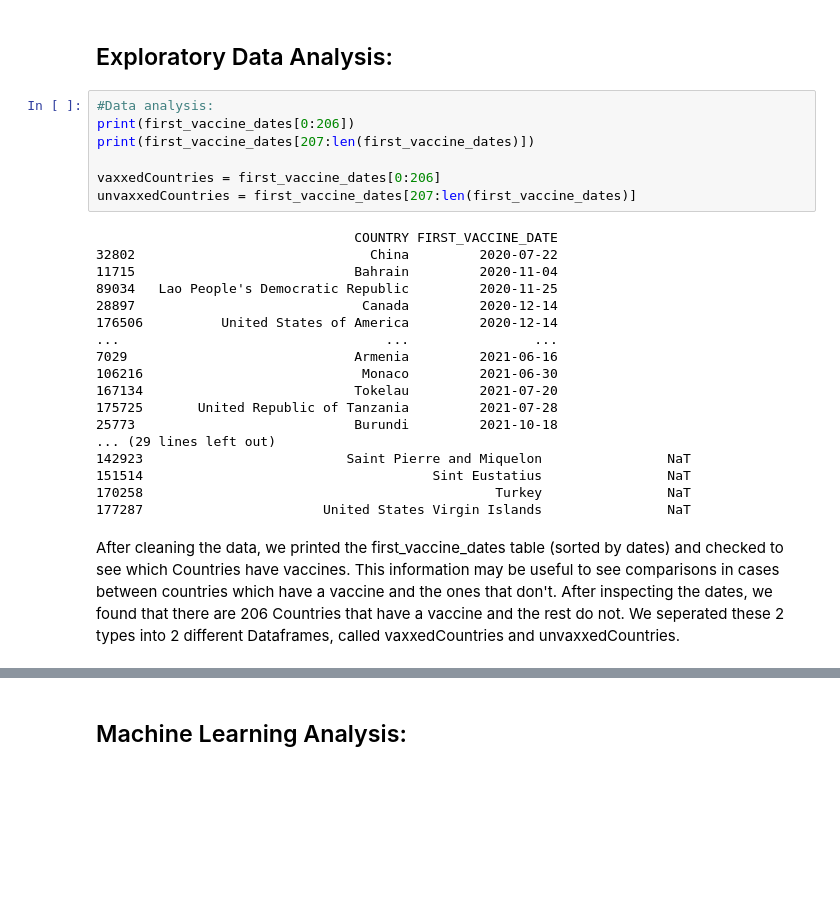
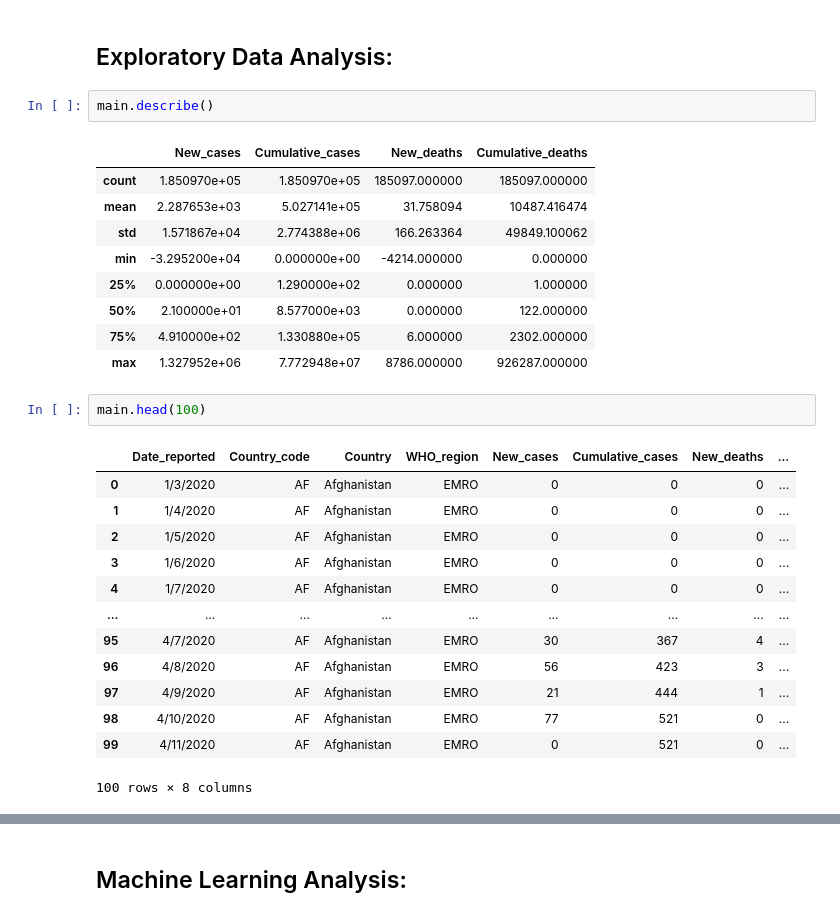
Before and after one commit to uic-cs418/cs418-spring22-the-wild-card, a Jupyter notebook: Covid Analysis.ipynb, the cells around one changed output, grey strips where cells are left out. Cells and saved outputs as stored; diff of their text form; blank space fills up the shorter version.

```diff
--- a/Covid Analysis.ipynb
+++ b/Covid Analysis.ipynb
@@ -120,29 +140,30 @@ first_vaccine_dates = first_vaccine_dates.sort_values(by='FIRST_VACCINE_DATE')
 # %% [markdown]
 ## Exploratory Data Analysis:
 # %%
-#Data analysis:
-print(first_vaccine_dates[0:206])
-print(first_vaccine_dates[207:len(first_vaccine_dates)])
-
-vaxxedCountries = first_vaccine_dates[0:206]
-unvaxxedCountries = first_vaccine_dates[207:len(first_vaccine_dates)]
+main.describe()
 # %% [output]
-                                 COUNTRY FIRST_VACCINE_DATE
-32802                              China         2020-07-22
-11715                            Bahrain         2020-11-04
-89034   Lao People's Democratic Republic         2020-11-25
-28897                             Canada         2020-12-14
-176506          United States of America         2020-12-14
-...                                  ...                ...
-7029                             Armenia         2021-06-16
-106216                            Monaco         2021-06-30
-167134                           Tokelau         2021-07-20
-175725       United Republic of Tanzania         2021-07-28
-25773                            Burundi         2021-10-18
-... (29 lines left out)
-142923                          Saint Pierre and Miquelon                NaT
-151514                                     Sint Eustatius                NaT
-170258                                             Turkey                NaT
-177287                       United States Virgin Islands                NaT
+|  | New_cases | Cumulative_cases | New_deaths | Cumulative_deaths |
+| count | 1.850970e+05 | 1.850970e+05 | 185097.000000 | 185097.000000 |
+| mean | 2.287653e+03 | 5.027141e+05 | 31.758094 | 10487.416474 |
+| std | 1.571867e+04 | 2.774388e+06 | 166.263364 | 49849.100062 |
+| min | -3.295200e+04 | 0.000000e+00 | -4214.000000 | 0.000000 |
+| 25% | 0.000000e+00 | 1.290000e+02 | 0.000000 | 1.000000 |
+| 50% | 2.100000e+01 | 8.577000e+03 | 0.000000 | 122.000000 |
+| 75% | 4.910000e+02 | 1.330880e+05 | 6.000000 | 2302.000000 |
+| max | 1.327952e+06 | 7.772948e+07 | 8786.000000 | 926287.000000 |
-# %% [markdown]
-After cleaning the data, we printed the first_vaccine_dates table (sorted by dates) and checked to see which Countries have vaccines. This information may be useful to see comparisons in cases between countries which have a vaccine and the ones that don't. After inspecting the dates, we found that there are 206 Countries that have a vaccine and the rest do not. We seperated these 2 types into 2 different Dataframes, called vaxxedCountries and unvaxxedCountries.
+# %%
+main.head(100)
+# %% [output]
+|  | Date_reported | Country_code | Country | WHO_region | New_cases | Cumulative_cases | New_deaths | ... |
+| 0 | 1/3/2020 | AF | Afghanistan | EMRO | 0 | 0 | 0 | ... |
+| 1 | 1/4/2020 | AF | Afghanistan | EMRO | 0 | 0 | 0 | ... |
+| 2 | 1/5/2020 | AF | Afghanistan | EMRO | 0 | 0 | 0 | ... |
+| 3 | 1/6/2020 | AF | Afghanistan | EMRO | 0 | 0 | 0 | ... |
+| 4 | 1/7/2020 | AF | Afghanistan | EMRO | 0 | 0 | 0 | ... |
+| ... | ... | ... | ... | ... | ... | ... | ... | ... |
+| 95 | 4/7/2020 | AF | Afghanistan | EMRO | 30 | 367 | 4 | ... |
+| 96 | 4/8/2020 | AF | Afghanistan | EMRO | 56 | 423 | 3 | ... |
+| 97 | 4/9/2020 | AF | Afghanistan | EMRO | 21 | 444 | 1 | ... |
+| 98 | 4/10/2020 | AF | Afghanistan | EMRO | 77 | 521 | 0 | ... |
+| 99 | 4/11/2020 | AF | Afghanistan | EMRO | 0 | 521 | 0 | ... |
+100 rows × 8 columns
```
Also changed, not shown: parts of 22 cells of this notebook.
